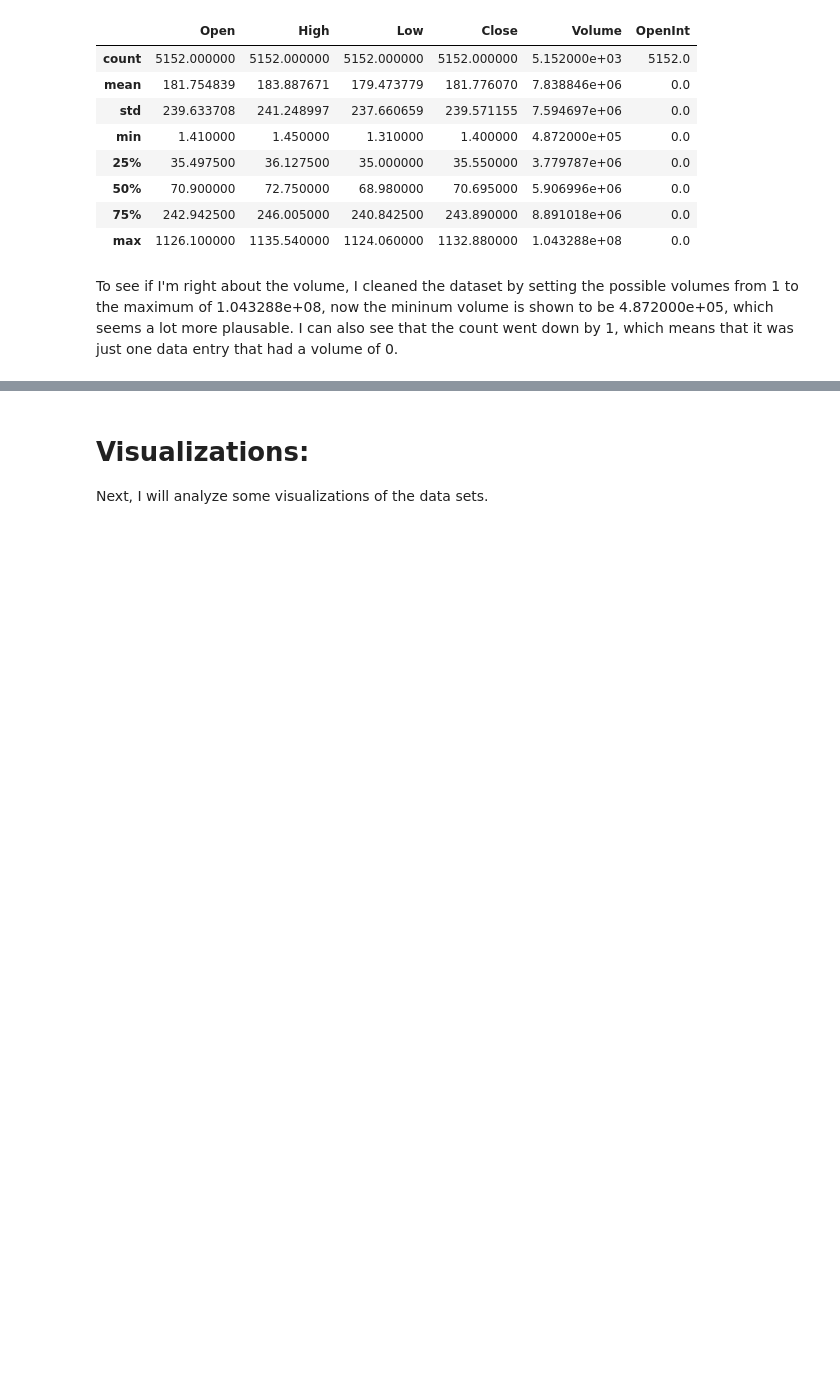
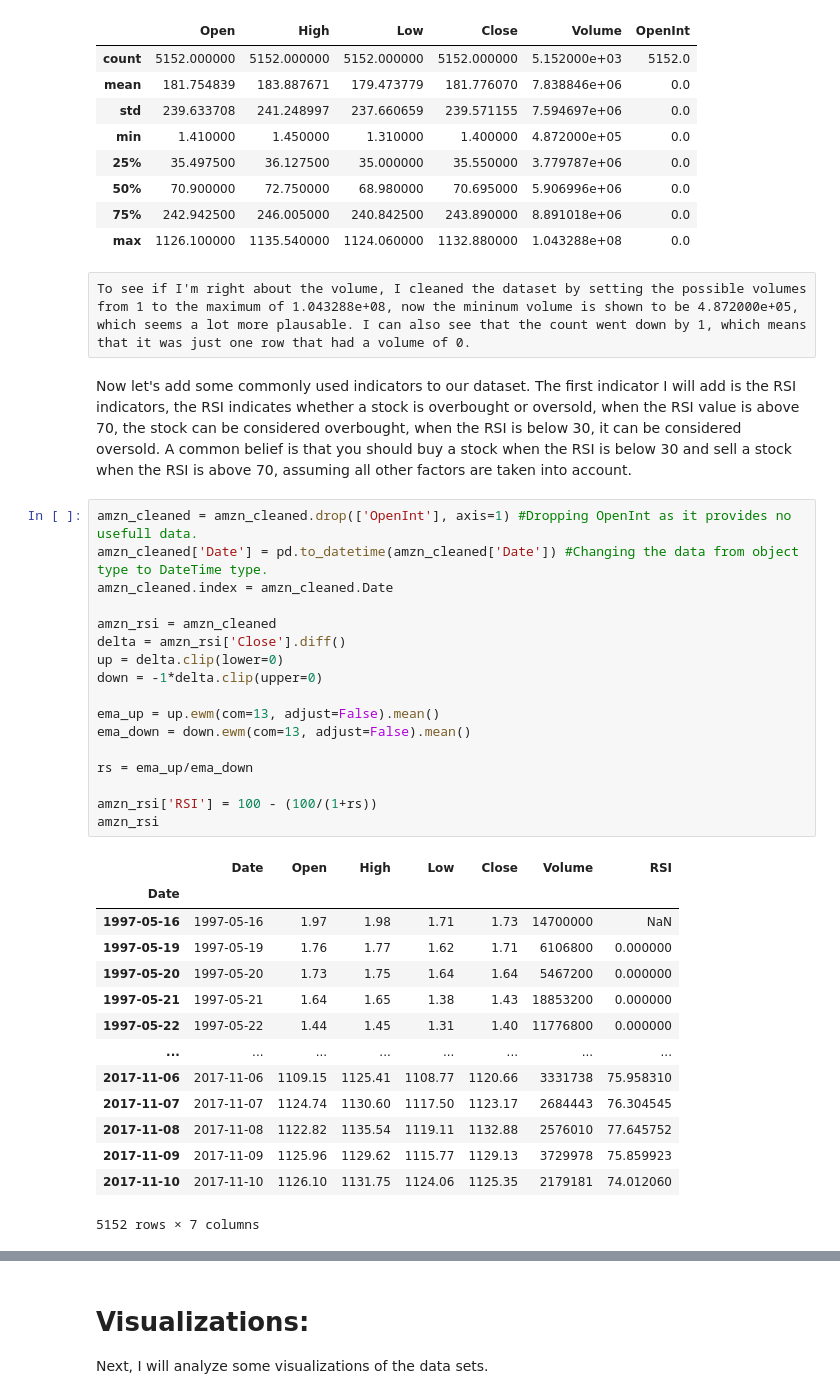
Before and after one commit to ubco-W2021T1-data301/project-group21-project, a Jupyter notebook: notebooks/analysis2.ipynb, the cells around one changed output, grey strips where cells are left out. Drawn from its saved outputs; the diff is of its cells as text; blank space fills up the shorter version.

```diff
--- a/notebooks/analysis2.ipynb
+++ b/notebooks/analysis2.ipynb
@@ -99,5 +99,39 @@ amzn_cleaned.describe()
 | 50% | 70.900000 | 72.750000 | 68.980000 | 70.695000 | 5.906996e+06 | 0.0 |
 | 75% | 242.942500 | 246.005000 | 240.842500 | 243.890000 | 8.891018e+06 | 0.0 |
 | max | 1126.100000 | 1135.540000 | 1124.060000 | 1132.880000 | 1.043288e+08 | 0.0 |
-# %% [markdown]
-To see if I'm right about the volume, I cleaned the dataset by setting the possible volumes from 1 to the maximum of 1.043288e+08, now the mininum volume is shown to be 4.872000e+05, which seems a lot more plausable. I can also see that the count went down by 1, which means that it was just one data entry that had a volume of 0.
+# %% [raw]
+To see if I'm right about the volume, I cleaned the dataset by setting the possible volumes from 1 to the maximum of 1.043288e+08, now the mininum volume is shown to be 4.872000e+05, which seems a lot more plausable. I can also see that the count went down by 1, which means that it was just one row that had a volume of 0.
+# %% [markdown]
+Now let's add some commonly used indicators to our dataset. The first indicator I will add is the RSI indicators, the RSI indicates whether a stock is overbought or oversold, when the RSI value is above 70, the stock can be considered overbought, when the RSI is below 30, it can be considered oversold. A common belief is that you should buy a stock when the RSI is below 30 and sell a stock when the RSI is above 70, assuming all other factors are taken into account.
+# %%
+amzn_cleaned = amzn_cleaned.drop(['OpenInt'], axis=1) #Dropping OpenInt as it provides no usefull data.
+amzn_cleaned['Date'] = pd.to_datetime(amzn_cleaned['Date']) #Changing the data from object type to DateTime type.
+amzn_cleaned.index = amzn_cleaned.Date
+
+amzn_rsi = amzn_cleaned
+delta = amzn_rsi['Close'].diff()
+up = delta.clip(lower=0)
+down = -1*delta.clip(upper=0)
+
+ema_up = up.ewm(com=13, adjust=False).mean()
+ema_down = down.ewm(com=13, adjust=False).mean()
+
+rs = ema_up/ema_down
+
+amzn_rsi['RSI'] = 100 - (100/(1+rs))
+amzn_rsi
+# %% [output]
+|  | Date | Open | High | Low | Close | Volume | RSI |
+| Date |  |  |  |  |  |  |  |
+| 1997-05-16 | 1997-05-16 | 1.97 | 1.98 | 1.71 | 1.73 | 14700000 | NaN |
+| 1997-05-19 | 1997-05-19 | 1.76 | 1.77 | 1.62 | 1.71 | 6106800 | 0.000000 |
+| 1997-05-20 | 1997-05-20 | 1.73 | 1.75 | 1.64 | 1.64 | 5467200 | 0.000000 |
+| 1997-05-21 | 1997-05-21 | 1.64 | 1.65 | 1.38 | 1.43 | 18853200 | 0.000000 |
+| 1997-05-22 | 1997-05-22 | 1.44 | 1.45 | 1.31 | 1.40 | 11776800 | 0.000000 |
+| ... | ... | ... | ... | ... | ... | ... | ... |
+| 2017-11-06 | 2017-11-06 | 1109.15 | 1125.41 | 1108.77 | 1120.66 | 3331738 | 75.958310 |
+| 2017-11-07 | 2017-11-07 | 1124.74 | 1130.60 | 1117.50 | 1123.17 | 2684443 | 76.304545 |
+| 2017-11-08 | 2017-11-08 | 1122.82 | 1135.54 | 1119.11 | 1132.88 | 2576010 | 77.645752 |
+| 2017-11-09 | 2017-11-09 | 1125.96 | 1129.62 | 1115.77 | 1129.13 | 3729978 | 75.859923 |
+| 2017-11-10 | 2017-11-10 | 1126.10 | 1131.75 | 1124.06 | 1125.35 | 2179181 | 74.012060 |
+5152 rows × 7 columns
```
Also changed, not shown: parts of 1 cell of this notebook, 1 other file.
